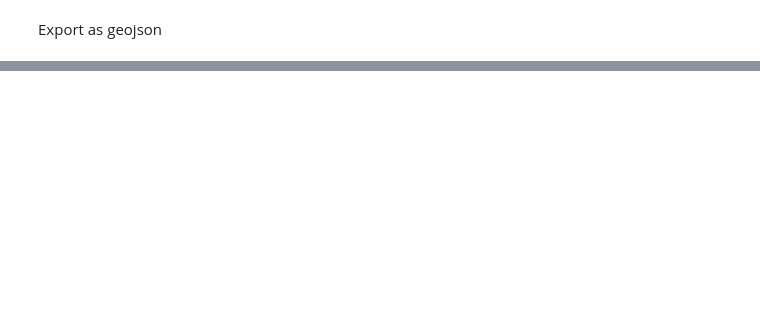
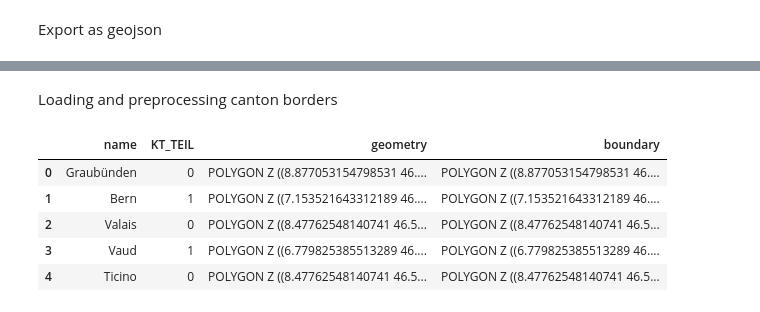
Before and after one commit to SebastianHafner/mapaespanolsuiza, a Jupyter notebook: preprocessing/data_preprocessing.ipynb, the cells around one changed output, grey strips where cells are left out. Cells and saved outputs as stored; diff of their text form; code cells hidden in the pictures; blank space fills up the shorter version.

```diff
--- a/preprocessing/data_preprocessing.ipynb
+++ b/preprocessing/data_preprocessing.ipynb
@@ -695,0 +728,36 @@ gdf_schools.to_file(f'{path_output}map5.geojson', driver='GeoJSON')
+# %% [markdown]
+Loading and preprocessing canton borders
+# %%
+fname_cantons = 'boundaries_swiss_cantons.shp'
+gdf_cantons = gpd.read_file(f'{path_boundaries}{fname_cantons}')
+
+gdf_cantons = gdf_cantons[['NAME', 'KT_TEIL', 'geometry']]
+gdf_cantons = gdf_cantons.rename(columns={'NAME': 'name'})
+
+gdf_cantons['boundary'] = gdf_cantons['geometry']
+
+
+# remapping names
+def remap_names(row):
+    dict_remap_names = {
+        'Graubï¿½nden': 'Graubünden',
+        'Zï¿½rich': 'Zürich',
+        'Genï¿½ve': 'Genève',
+        'Neuchï¿½tel': 'Neuchâtel',
+    }
+    old_name = row['name']
+    new_name = dict_remap_names.get(old_name,False)
+    if not new_name:
+        return old_name
+    else:
+        return new_name
+gdf_cantons['name'] = gdf_cantons.apply(remap_names, axis=1)
+
+gdf_cantons.head()
+# %% [output]
+|  | name | KT_TEIL | geometry | boundary |
+| 0 | Graubünden | 0 | POLYGON Z ((8.877053154798531 46.... | POLYGON Z ((8.877053154798531 46.... |
+| 1 | Bern | 1 | POLYGON Z ((7.153521643312189 46.... | POLYGON Z ((7.153521643312189 46.... |
+| 2 | Valais | 0 | POLYGON Z ((8.47762548140741 46.5... | POLYGON Z ((8.47762548140741 46.5... |
+| 3 | Vaud | 1 | POLYGON Z ((6.779825385513289 46.... | POLYGON Z ((6.779825385513289 46.... |
+| 4 | Ticino | 0 | POLYGON Z ((8.47762548140741 46.5... | POLYGON Z ((8.47762548140741 46.5... |
```
Also changed, not shown: parts of 13 cells of this notebook, 2 other files.
